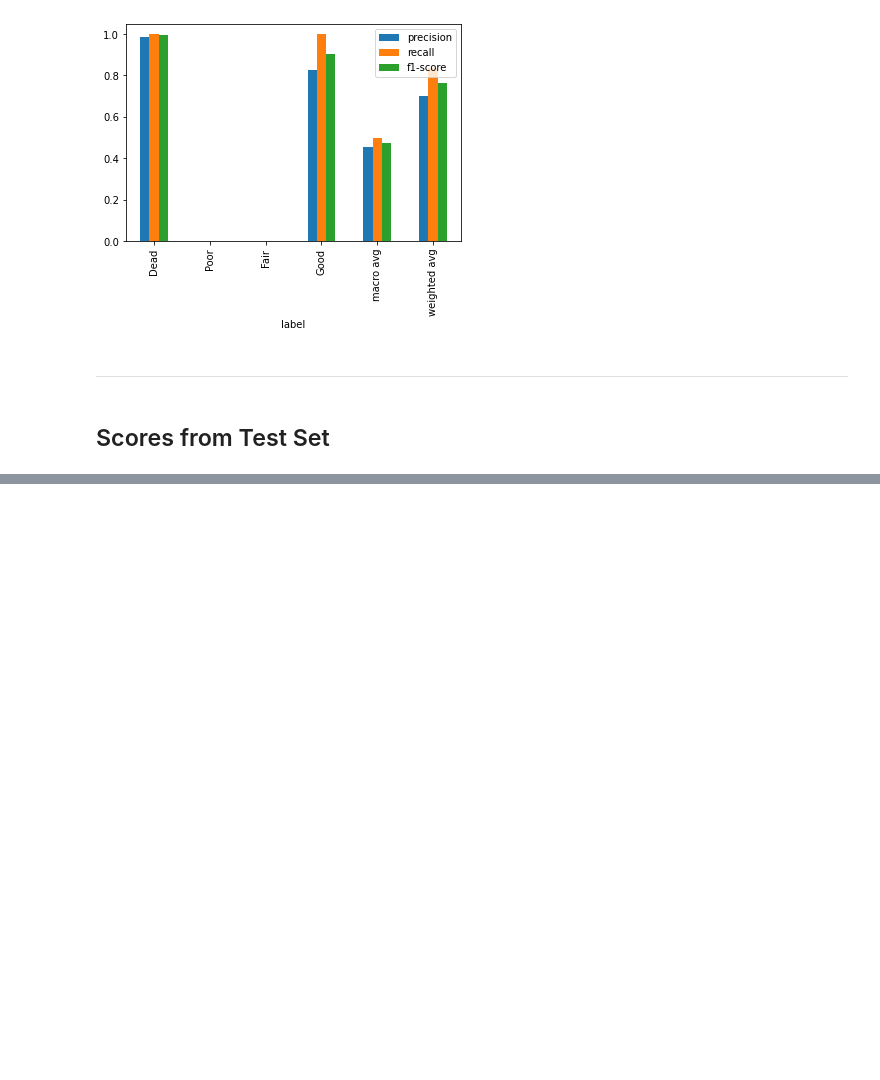
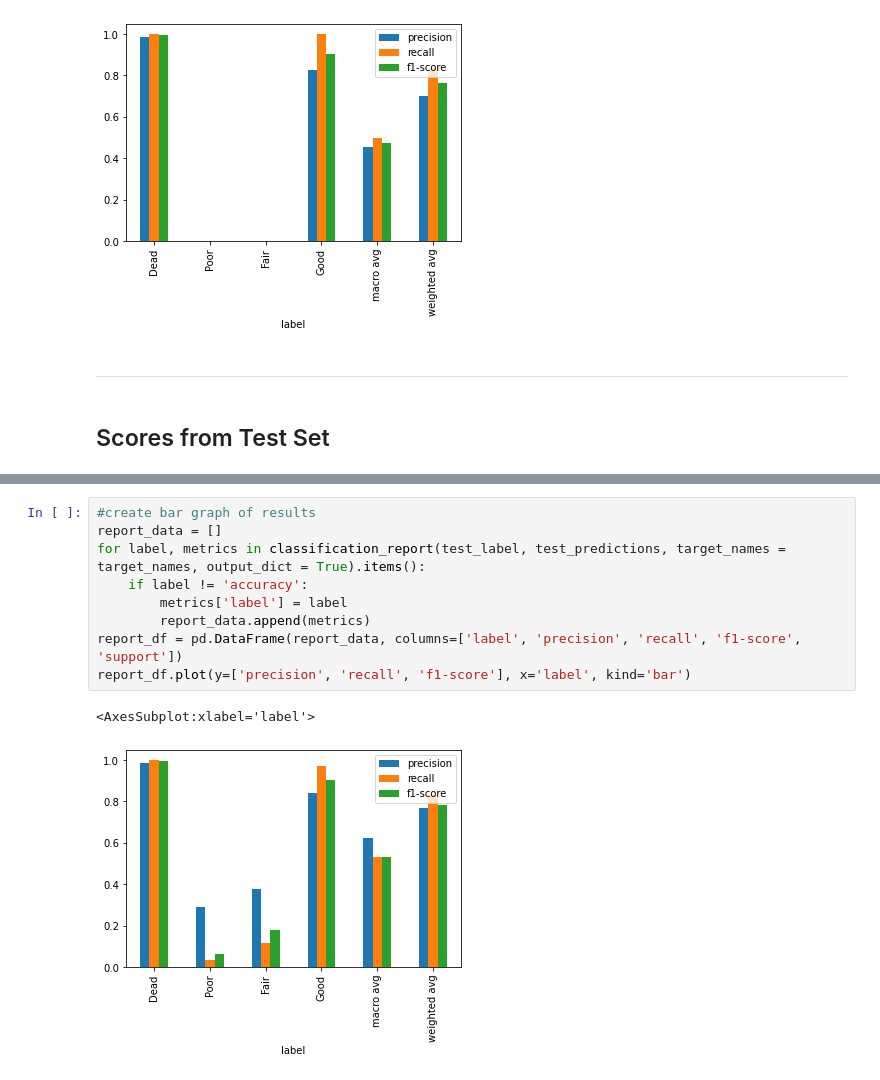
Before and after one commit to eugenekim3107/nyc-tree-health-predictor, a Jupyter notebook: model/nyc_models.ipynb, the cells around one changed output, grey strips where cells are left out. Saved outputs shown, nothing was run; the diff lists cells and outputs as text; blank space fills up the shorter version.

```diff
--- a/model/nyc_models.ipynb
+++ b/model/nyc_models.ipynb
@@ -250,0 +282,12 @@ report_df.plot(y=['precision', 'recall', 'f1-score'], x='label', kind='bar')
+# %%
+#create bar graph of results
+report_data = []
+for label, metrics in classification_report(test_label, test_predictions, target_names = target_names, output_dict = True).items():
+    if label != 'accuracy':
+        metrics['label'] = label
+        report_data.append(metrics)
+report_df = pd.DataFrame(report_data, columns=['label', 'precision', 'recall', 'f1-score', 'support'])
+report_df.plot(y=['precision', 'recall', 'f1-score'], x='label', kind='bar')
+# %% [output]
+<AxesSubplot:xlabel='label'>
+[figure, added]
```
Also changed, not shown: parts of 4 cells of this notebook.
